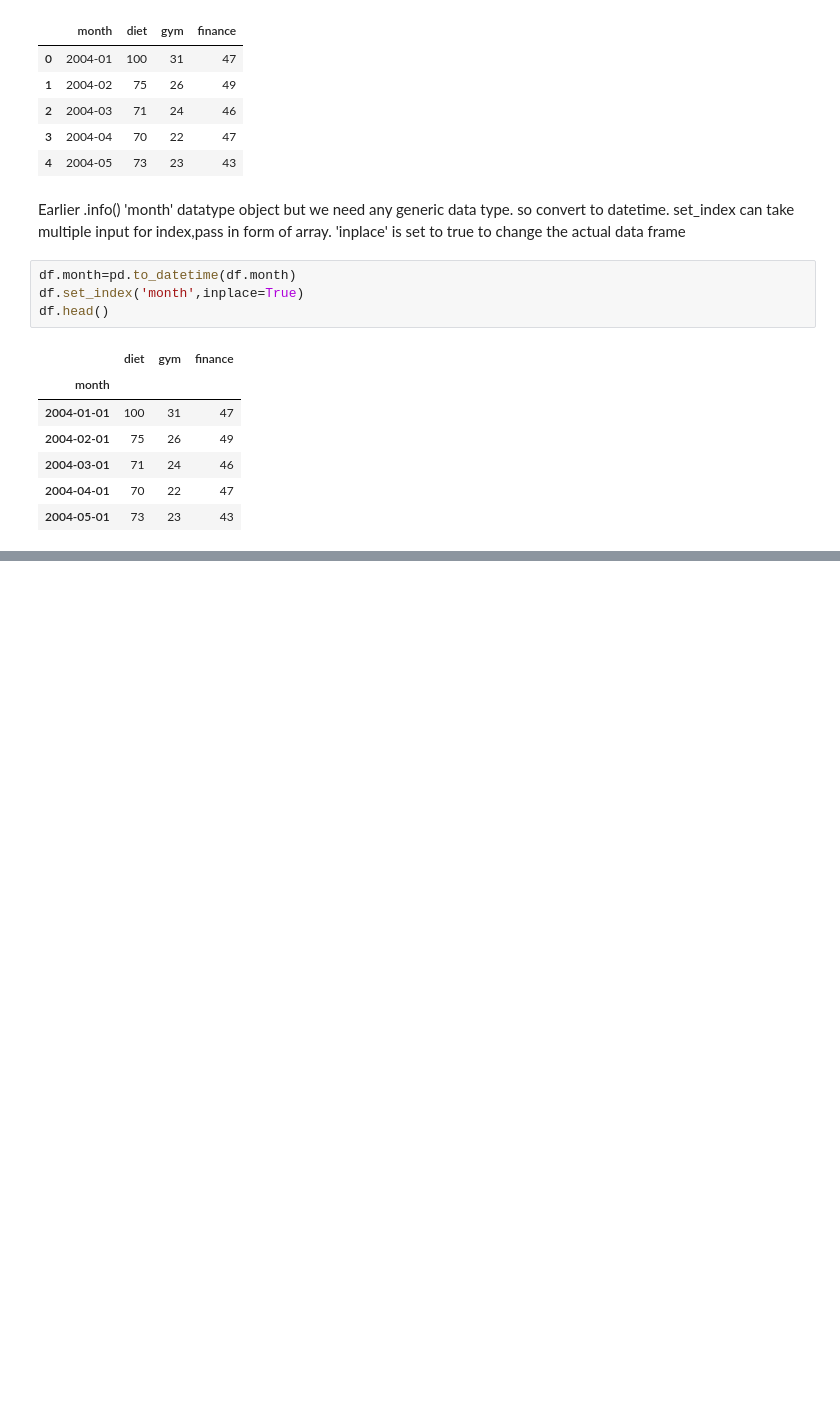
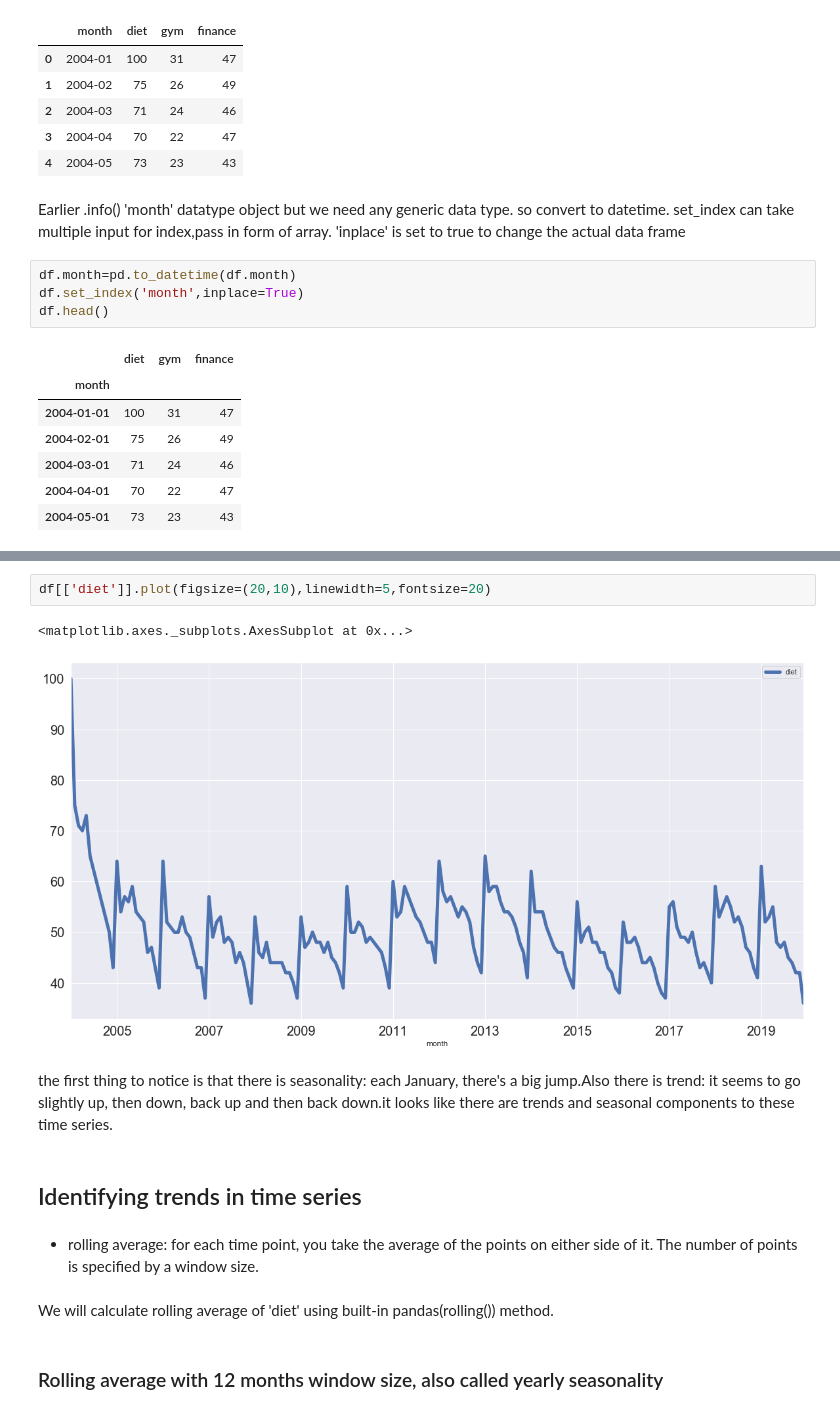
Before and after one commit to pillaiharish/Exercise, a Jupyter notebook: datacamp/timeseriesanalysis/timeseries_datacamp1.ipynb, the cells around one changed output, grey strips where cells are left out. Drawn from its saved outputs; the diff is of its cells as text; blank space fills up the shorter version.

Commit message:
About rolling mean

```diff
--- a/datacamp/timeseriesanalysis/timeseries_datacamp1.ipynb
+++ b/datacamp/timeseriesanalysis/timeseries_datacamp1.ipynb
@@ -77,0 +102,15 @@ df.head()
+# %%
+df[['diet']].plot(figsize=(20,10),linewidth=5,fontsize=20)
+# %% [output]
+<matplotlib.axes._subplots.AxesSubplot at 0x...>
+[figure, added]
+# %% [markdown]
+the first thing to notice is that there is seasonality: each January, there's a big jump.Also there is trend: it seems to go slightly up, then down, back up and then back down.it looks like there are trends and seasonal components to these time series.
+# %% [markdown]
+## Identifying trends in time series
+# %% [markdown]
+- rolling average: for each time point, you take the average of the points on either side of it. The number of points is specified by a window size.
+# %% [markdown]
+We will calculate rolling average of 'diet' using built-in pandas(rolling()) method.
+# %% [markdown]
+### Rolling average with 12 months window size, also called yearly seasonality
```
Also changed, not shown: parts of 30 cells of this notebook.
